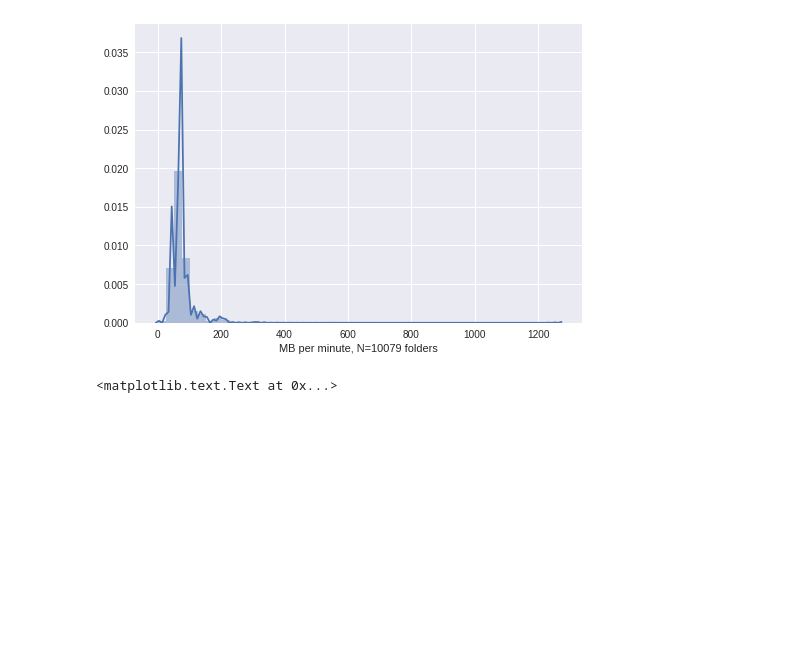
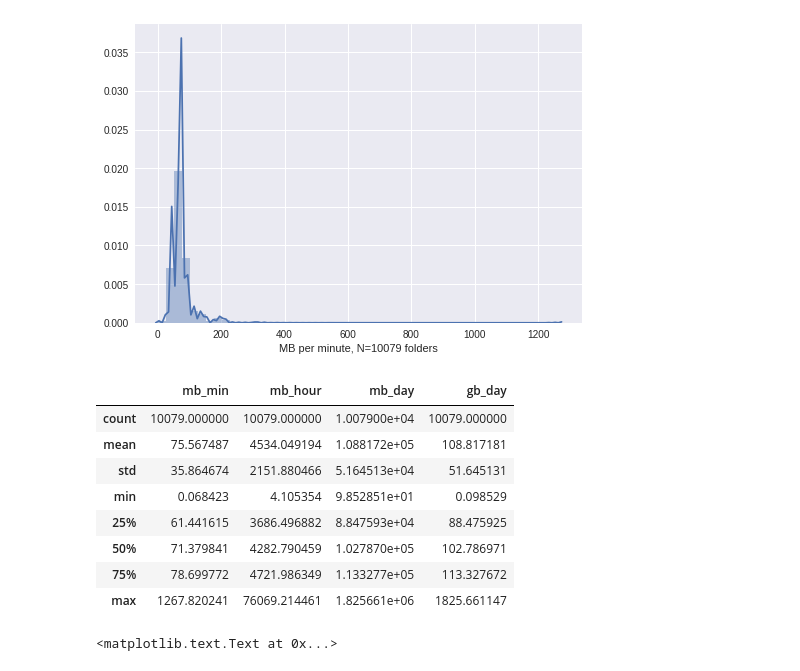
Before and after one commit to pydicom/sendit, a Jupyter notebook: logs/GDLL/sendit-alpha-metrics.ipynb, the cells around one changed output. Cells and saved outputs as stored; diff of their text form; code cells hidden in the pictures; blank space fills up the shorter version.

```diff
--- a/logs/GDLL/sendit-alpha-metrics.ipynb
+++ b/logs/GDLL/sendit-alpha-metrics.ipynb
@@ -60,6 +60,24 @@ ax.set_xlabel("MB per minute, N=%s folders" %done.shape[0])
 # %% [output]
 <matplotlib.text.Text at 0x...>
 [figure]
+# %%
+# How many MB per minute, hour, day, are we moving, on average?
+timings = pandas.DataFrame(columns=['mb_min','mb_hour','mb_day','gb_day'])
+timings.mb_min = mb_min
+timings.mb_hour = mb_min * 60
+timings.mb_day = mb_min * 60 * 24
+timings.gb_day = timings.mb_day / 1000
+timings.describe()
+# %% [output]
+|  | mb_min | mb_hour | mb_day | gb_day |
+| count | 10079.000000 | 10079.000000 | 1.007900e+04 | 10079.000000 |
+| mean | 75.567487 | 4534.049194 | 1.088172e+05 | 108.817181 |
+| std | 35.864674 | 2151.880466 | 5.164513e+04 | 51.645131 |
+| min | 0.068423 | 4.105354 | 9.852851e+01 | 0.098529 |
+| 25% | 61.441615 | 3686.496882 | 8.847593e+04 | 88.475925 |
+| 50% | 71.379841 | 4282.790459 | 1.027870e+05 | 102.786971 |
+| 75% | 78.699772 | 4721.986349 | 1.133277e+05 | 113.327672 |
+| max | 1267.820241 | 76069.214461 | 1.825661e+06 | 1825.661147 |
 # %%
 mb_sec = done.size_mb / done.total_time_sec
 ax = sns.distplot(mb_sec)
```
Also changed, not shown: parts of 1 cell of this notebook.
